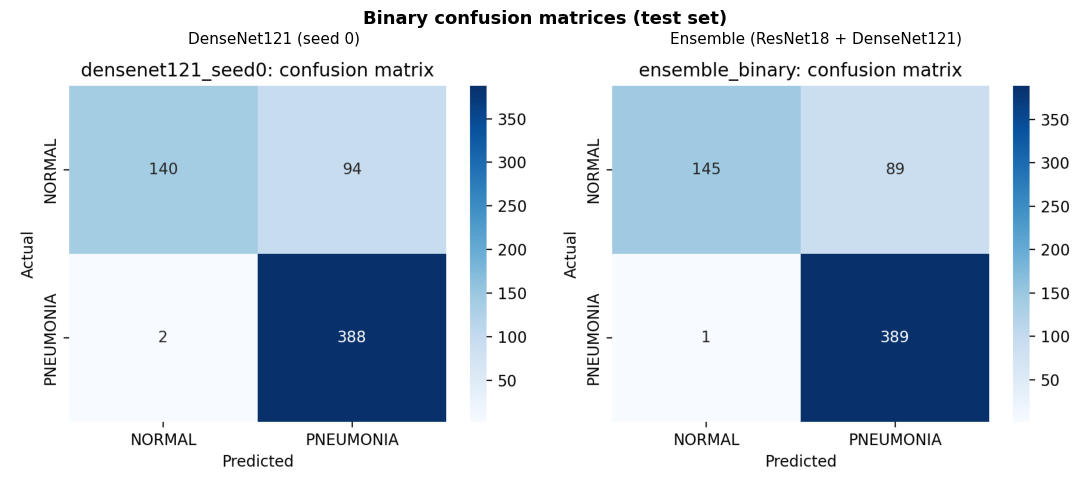
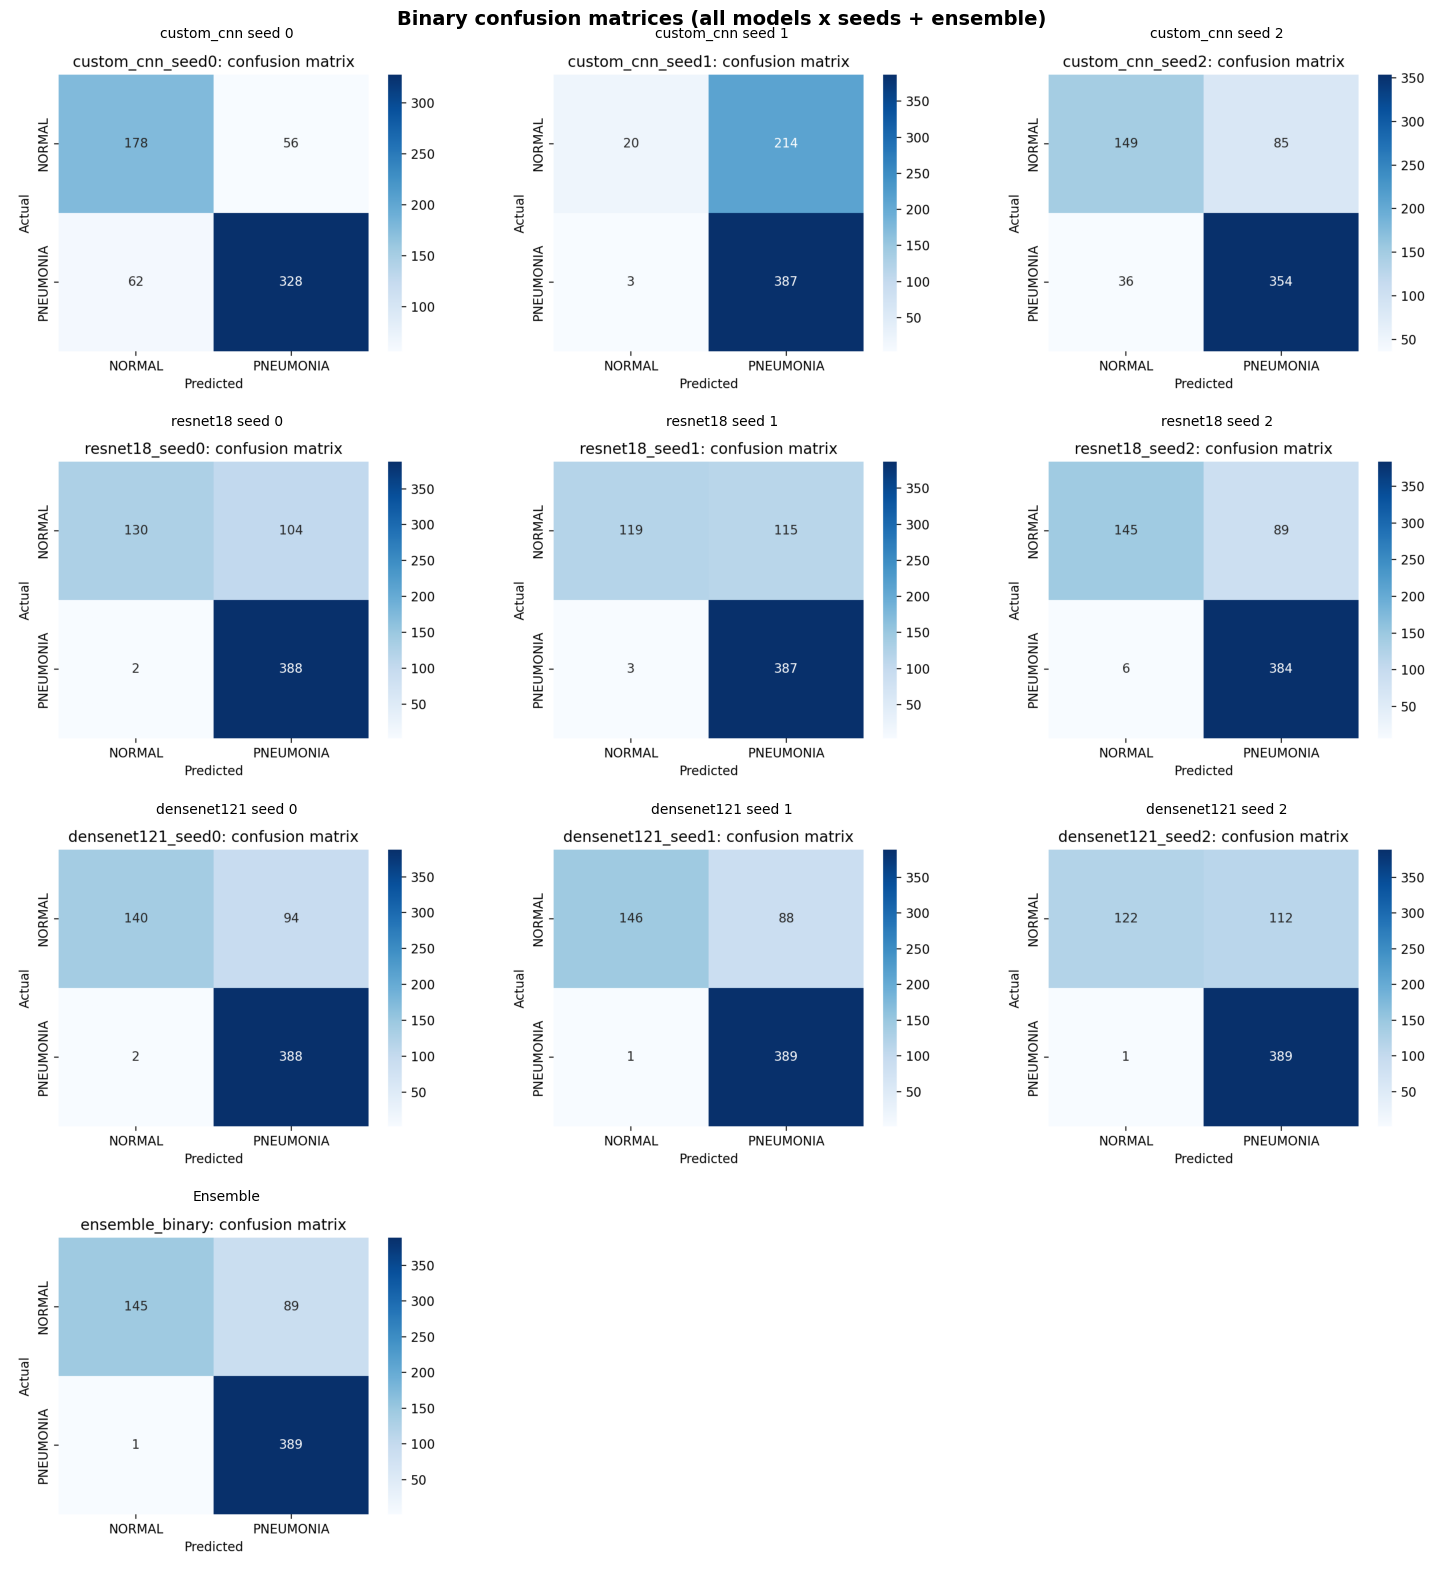
Code edit (unified diff) that turned the first committed figure into the second:
--- before
+++ after
@@ -1,4 +1,5 @@
 import matplotlib.pyplot as plt
 import matplotlib.image as mpimg
+import numpy as np
 from pathlib import Path
 from IPython.display import Image as IPImage, display as ipy_display
@@ -6,30 +7,34 @@
 FIGURES_DIR = Path("../results/figures")  # also defined in Setup; repeated so this cell is self-contained
 
-# The two binary confusion matrices side by side: best single model vs the ensemble
-cm_figs = [
-    ("DenseNet121 (seed 0)", FIGURES_DIR / "densenet121_seed0_confusion_matrix.png"),
-    ("Ensemble (ResNet18 + DenseNet121)", FIGURES_DIR / "ensemble_binary_confusion_matrix.png"),
-]
-fig, axes = plt.subplots(1, 2, figsize=(11, 5))
-for ax, (title, path) in zip(axes, cm_figs):
+# All binary confusion matrices: each model x seed, plus the ensemble.
+cm_imgs = []
+for model in ["custom_cnn", "resnet18", "densenet121"]:
+    for seed in [0, 1, 2]:
+        cm_imgs.append((f"{model} seed {seed}", FIGURES_DIR / f"{model}_seed{seed}_confusion_matrix.png"))
+cm_imgs.append(("Ensemble", FIGURES_DIR / "ensemble_binary_confusion_matrix.png"))
+
+cols = 3
+rows = (len(cm_imgs) + cols - 1) // cols
+fig, axes = plt.subplots(rows, cols, figsize=(5 * cols, 4 * rows))
+all_axes = np.array(axes).flatten()
+for i, (title, path) in enumerate(cm_imgs):
+    ax = all_axes[i]
     if path.exists():
         ax.imshow(mpimg.imread(path))
+        ax.set_title(title, fontsize=10)
     else:
-        ax.text(0.5, 0.5, "missing: " + path.name, ha="center", va="center", fontsize=8)
-    ax.set_title(title, fontsize=11)
+        ax.text(0.5, 0.5, "missing", ha="center", va="center", fontsize=8)
     ax.axis("off")
-plt.suptitle("Binary confusion matrices (test set)", fontsize=13, fontweight="bold")
+for ax in all_axes[len(cm_imgs):]:
+    ax.set_visible(False)
+plt.suptitle("Binary confusion matrices (all models x seeds + ensemble)", fontsize=14, fontweight="bold")
 plt.tight_layout()
 plt.show()
 
-# Other comparison figures
-other_figs = {
-    "Per-metric comparison (all models)": FIGURES_DIR / "metric_comparison_binary.png",
-    "Class distribution": FIGURES_DIR / "class_distribution.png",
-}
-for title, fig_path in other_figs.items():
-    if fig_path.exists():
-        print(title)
-        ipy_display(IPImage(filename=str(fig_path), width=600))
-    else:
-        print(f"[missing] {title}: {fig_path}")
+# Per-metric comparison across all models. (Class distribution is shown in notebook 00.)
+metric_path = FIGURES_DIR / "metric_comparison_binary.png"
+if metric_path.exists():
+    print("Per-metric comparison (all models)")
+    ipy_display(IPImage(filename=str(metric_path), width=600))
+else:
+    print(f"[missing] metric comparison: {metric_path}")

Commit: notebook 01 & new figure